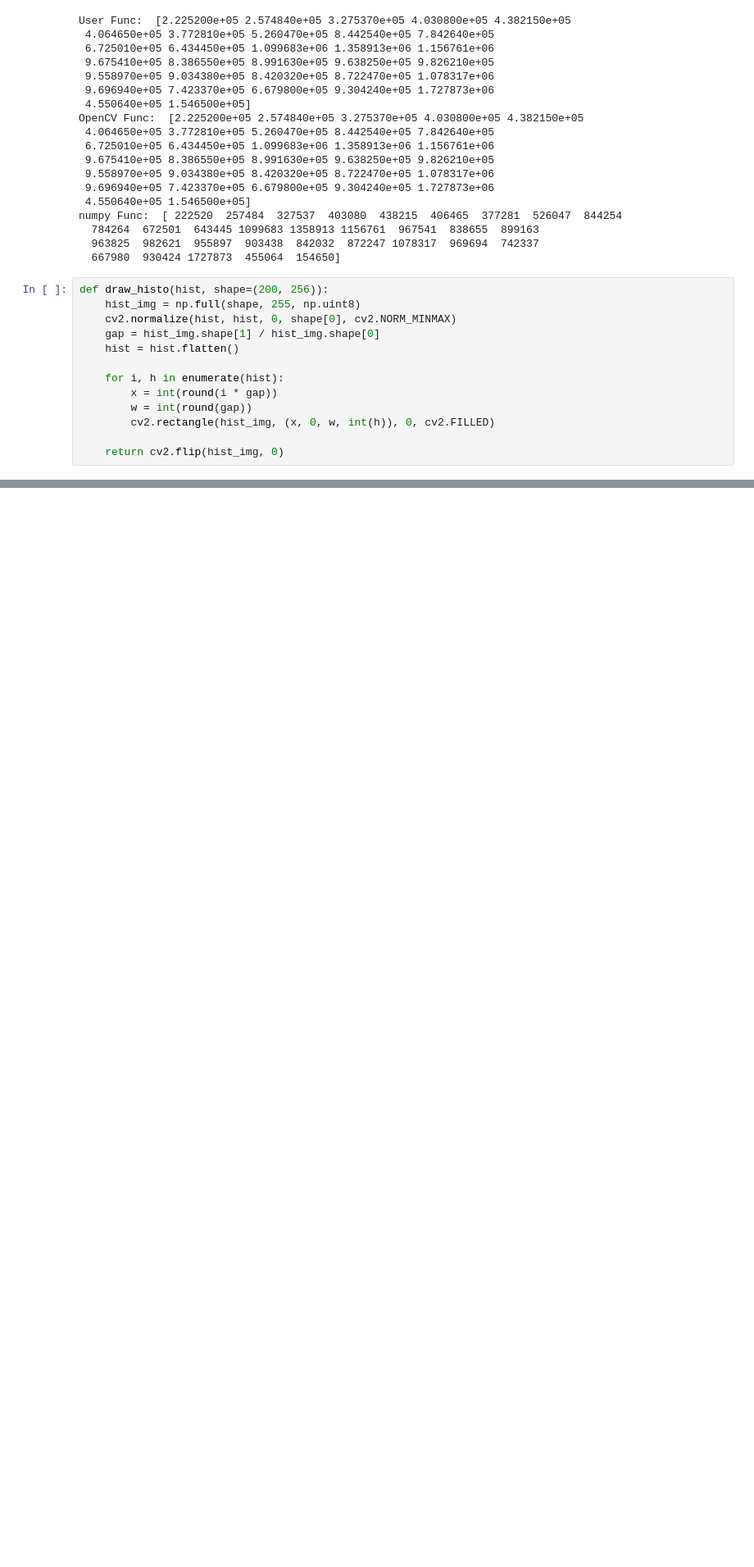
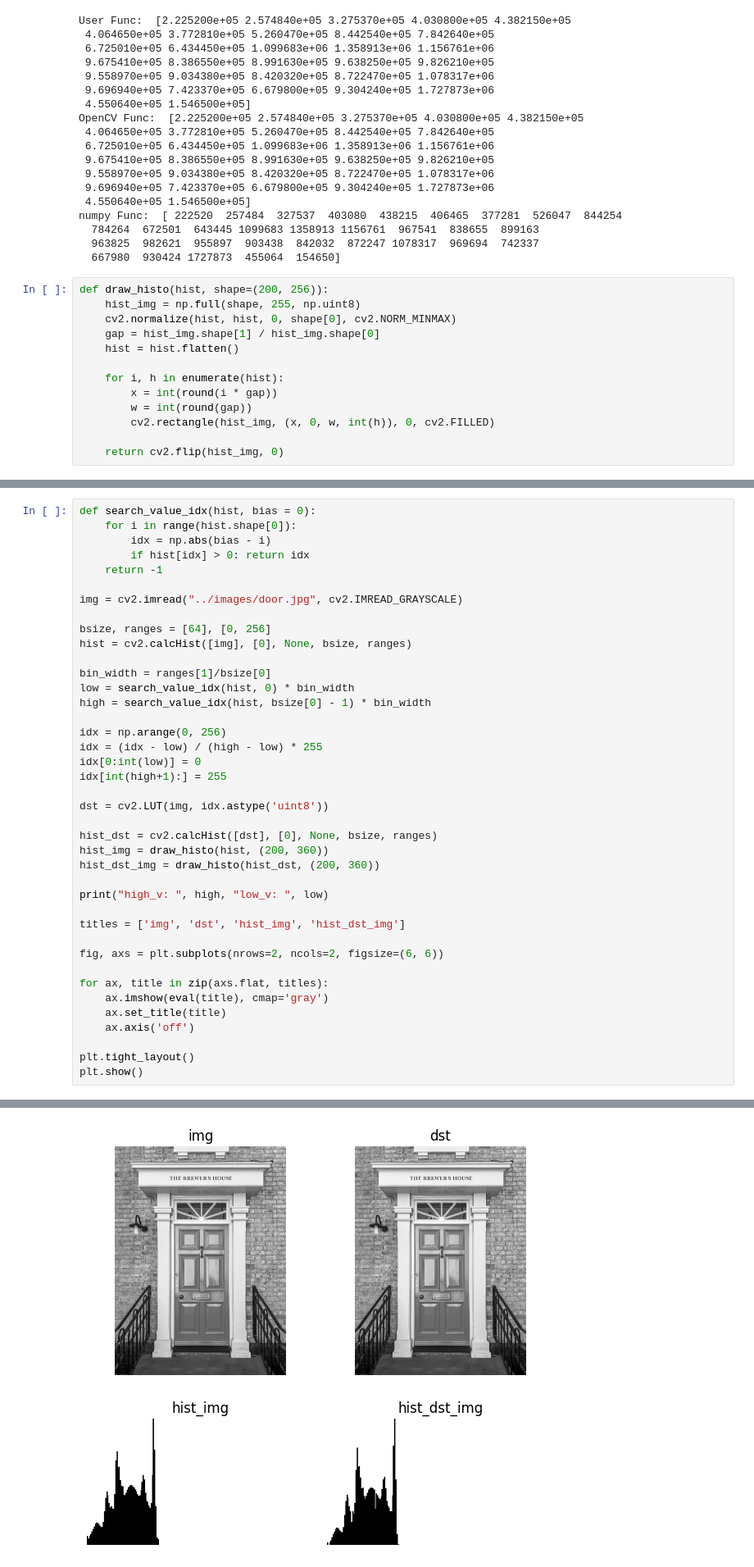
Before and after one commit to toywoo/opencv_tutorial, a Jupyter notebook: source/6_3_histogram.ipynb, the cells around one changed output, grey strips where cells are left out. Shown at 82% size. Drawn from its saved outputs; the diff is of its cells as text; blank space fills up the shorter version.

```diff
--- a/source/6_3_histogram.ipynb
+++ b/source/6_3_histogram.ipynb
@@ -86,0 +97,41 @@ plt.tight_layout()
+# %%
+def search_value_idx(hist, bias = 0):
+    for i in range(hist.shape[0]):
+        idx = np.abs(bias - i)
+        if hist[idx] > 0: return idx
+    return -1
+
+img = cv2.imread("../images/door.jpg", cv2.IMREAD_GRAYSCALE)
+
+bsize, ranges = [64], [0, 256]
+hist = cv2.calcHist([img], [0], None, bsize, ranges)
+
+bin_width = ranges[1]/bsize[0]
+low = search_value_idx(hist, 0) * bin_width
+high = search_value_idx(hist, bsize[0] - 1) * bin_width
+
+idx = np.arange(0, 256)
+idx = (idx - low) / (high - low) * 255
+idx[0:int(low)] = 0
+idx[int(high+1):] = 255
+
+dst = cv2.LUT(img, idx.astype('uint8'))
+
+hist_dst = cv2.calcHist([dst], [0], None, bsize, ranges)
+hist_img = draw_histo(hist, (200, 360))
+hist_dst_img = draw_histo(hist_dst, (200, 360))
+
+print("high_v: ", high, "low_v: ", low)
+
+titles = ['img', 'dst', 'hist_img', 'hist_dst_img']
+
+fig, axs = plt.subplots(nrows=2, ncols=2, figsize=(6, 6))
+
+for ax, title in zip(axs.flat, titles):
+    ax.imshow(eval(title), cmap='gray')
+    ax.set_title(title)
+    ax.axis('off')
+
+plt.tight_layout()
+plt.show()
+# %% [output]
@@ -86,0 +139 @@ plt.tight_layout()
+[figure, added]
```
Also changed, not shown: parts of 9 cells of this notebook, 8 other files.
